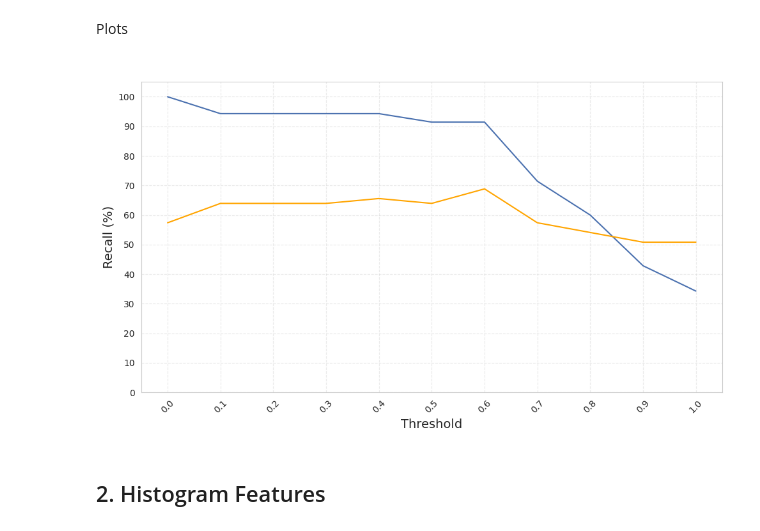
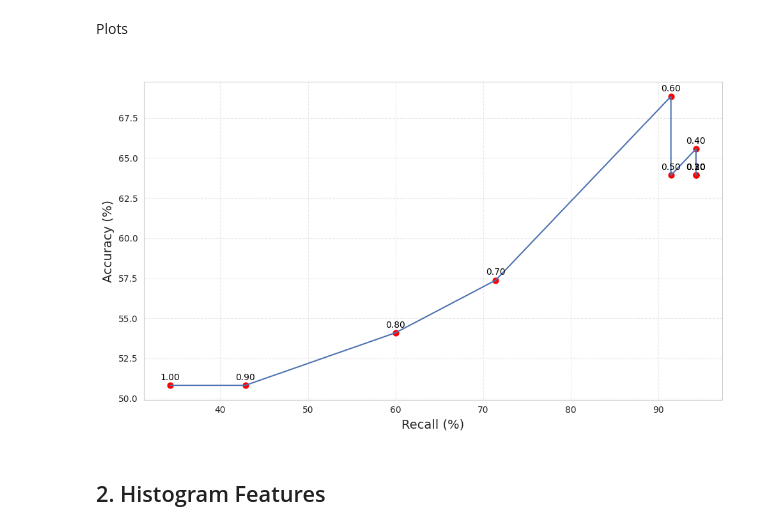
Before and after one commit to bhumikasadbhave/Master-Thesis-SITS, a Jupyter notebook: Experimentation/threshold-experimentation.ipynb, the cells around one changed output. Saved outputs shown, nothing was run; the diff lists cells and outputs as text; code cells hidden in the pictures.

```diff
--- a/Experimentation/threshold-experimentation.ipynb
+++ b/Experimentation/threshold-experimentation.ipynb
@@ -106,17 +109,19 @@ Clustering Accuracy: Convert sub-patch level labels to patch-level labels and co
 thresholds = [round(x, 2) for x in np.arange(0.0, 1.1, 0.1)]
 accuracies_kmeans = []
 recalls_kmeans = []
+precisions_kmeans = []
 
 for t in thresholds:
     disease, acc, precision, recall, f1_score, f2_score = evaluate_clustering_metrics(eval_coord_fn, eval_subpatch_predictions, config.labels_path, t)
     accuracies_kmeans.append(acc)
     recalls_kmeans.append(recall)
+    precisions_kmeans.append(precision)
 # %% [markdown]
 Plots
 # %%
-plot_threshold_vs_metrics(thresholds, accuracies_kmeans, recalls_kmeans, " ")
+plot_acc_vs_recall(thresholds, accuracies_kmeans, recalls_kmeans, " ")
 # %% [output]
-[figure, old version]
+[figure, new version]
 # %% [markdown]
 ## 2. Histogram Features
 # %% [markdown]
```
Also changed, not shown: parts of 16 cells of this notebook, 6 other files.
